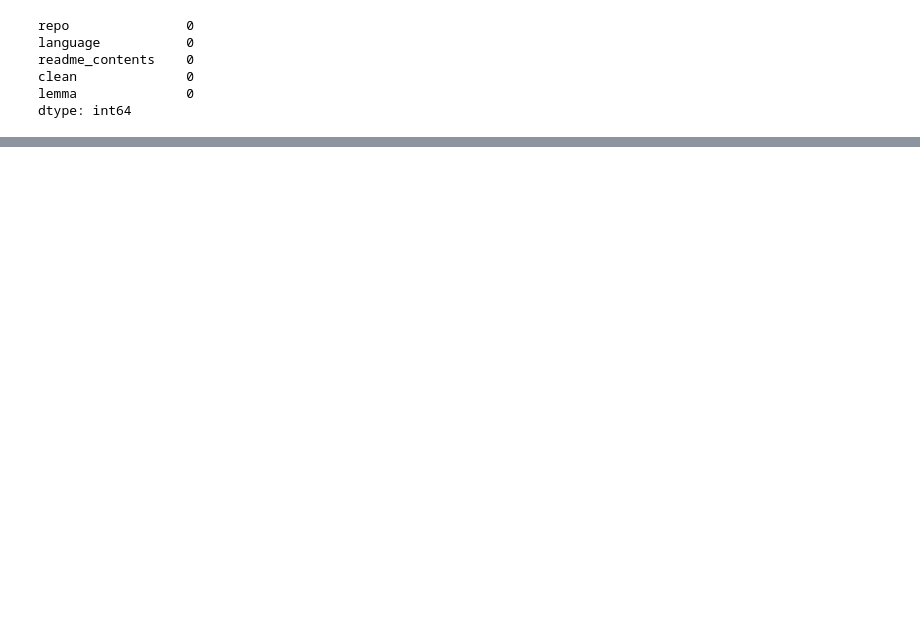
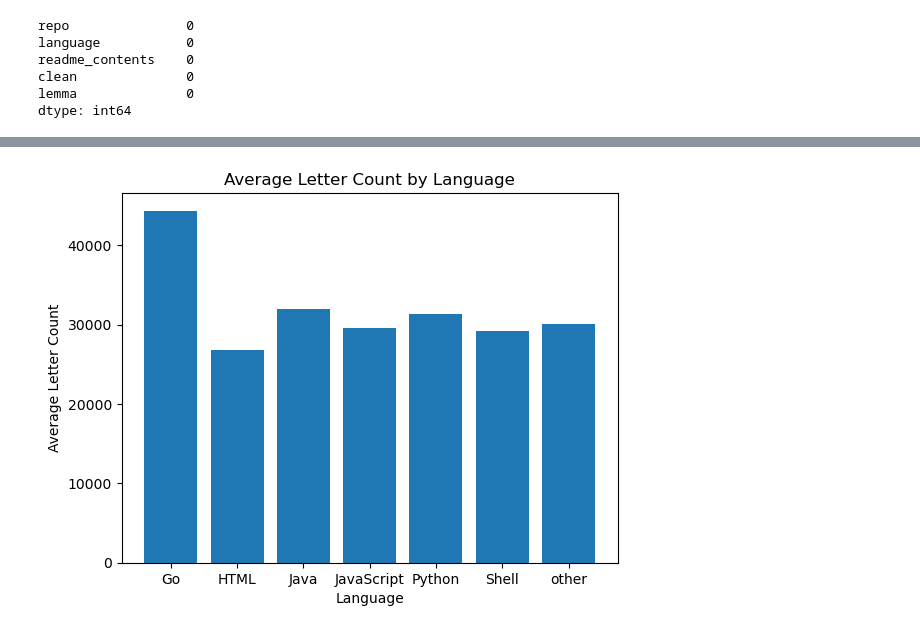
Before and after one commit to projectlanguagepredictor/nlp_launch, a Jupyter notebook: ez_explore.ipynb, the cells around one changed output, grey strips where cells are left out. Drawn from its saved outputs; the diff is of its cells as text; code cells hidden in the pictures; blank space fills up the shorter version.

```diff
--- a/ez_explore.ipynb
+++ b/ez_explore.ipynb
@@ -145,0 +175,13 @@ dtype: int64
+# %%
+letter_counts = []
+
+# Iterate over the values in the column, count the letters, and append to the list
+for value in df['lemma']:
+    count = len(value)
+    letter_counts.append(count)
+
+# Assign the list or Series as a new column in the DataFrame
+df['letter_count'] = letter_counts
+
+# Display the updated DataFrame
+print(df)
@@ -145,0 +206,12 @@ dtype: int64
+# %%
+# Group by language and calculate the average letter count
+grouped_data = df.groupby('language')['letter_count'].mean()
+
+# Create a bar plot
+plt.bar(grouped_data.index, grouped_data.values)
+plt.xlabel('Language')
+plt.ylabel('Average Letter Count')
+plt.title('Average Letter Count by Language')
+plt.show()
+# %% [output]
+[figure, added]
```
Also changed, not shown: parts of 13 cells of this notebook, 3 other files.
